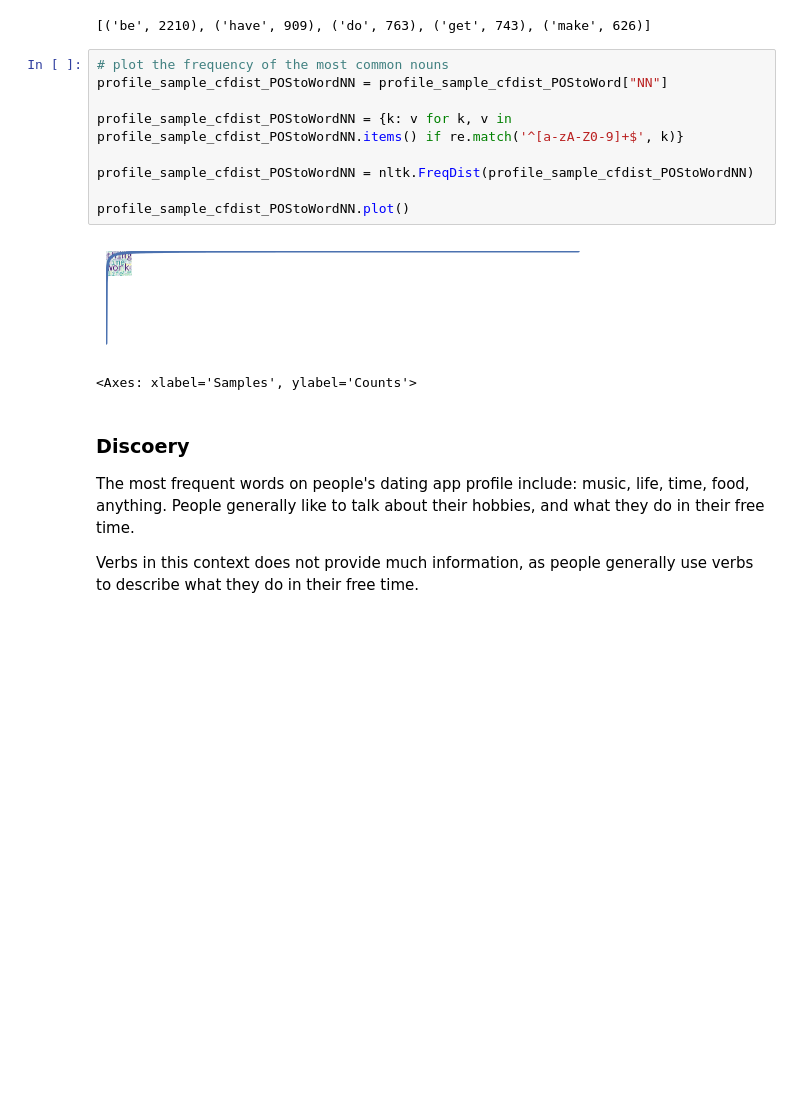
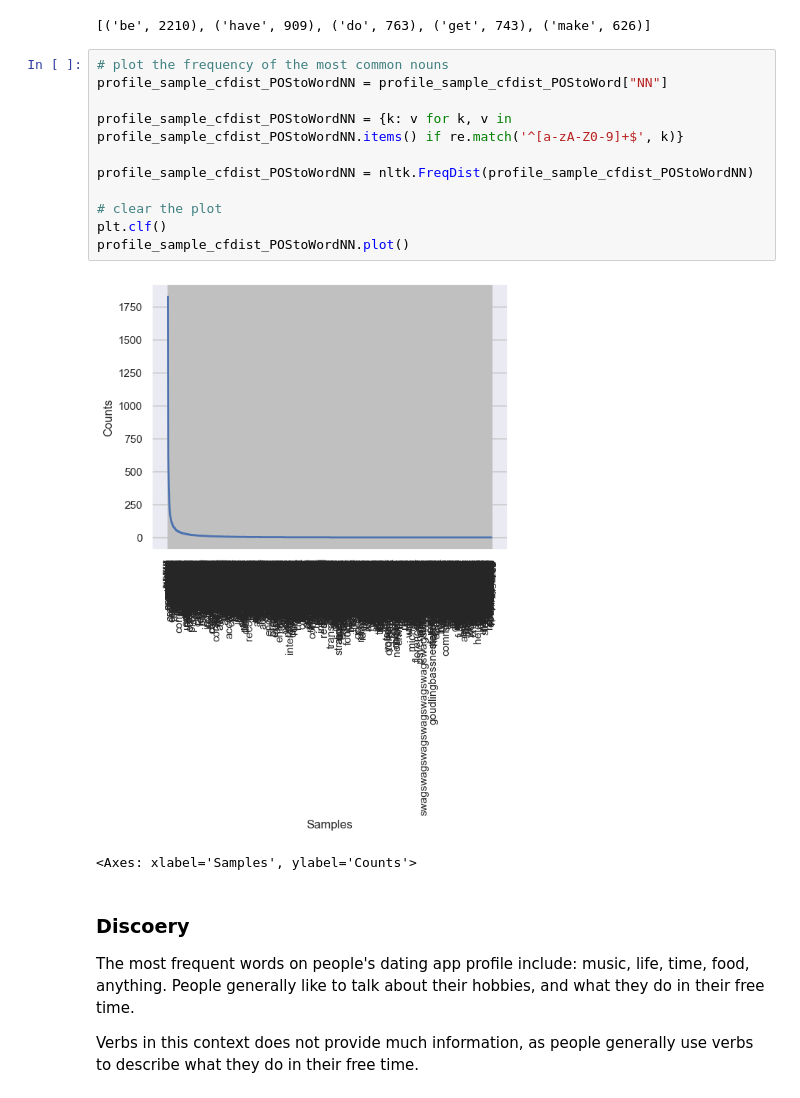
Before and after one commit to h-karyn/ComputationalContentAnalysis, a Jupyter notebook: python_notebooks/hw2/2-Counting Words & Phrases to Trace the Distribution of Meaning.ipynb, the cells around one changed output. Cells and saved outputs as stored; diff of their text form; blank space fills up the shorter version.

```diff
--- a/python_notebooks/hw2/2-Counting Words & Phrases to Trace the Distribution of Meaning.ipynb
+++ b/python_notebooks/hw2/2-Counting Words & Phrases to Trace the Distribution of Meaning.ipynb
@@ -1047,14 +1050,16 @@ profile_sample_cfdist_POStoWord["VB"].most_common(5)
 # %%
 # plot the frequency of the most common nouns
 profile_sample_cfdist_POStoWordNN = profile_sample_cfdist_POStoWord["NN"]
 
 profile_sample_cfdist_POStoWordNN = {k: v for k, v in profile_sample_cfdist_POStoWordNN.items() if re.match('^[a-zA-Z0-9]+$', k)}
 
 profile_sample_cfdist_POStoWordNN = nltk.FreqDist(profile_sample_cfdist_POStoWordNN)
 
+# clear the plot
+plt.clf()
 profile_sample_cfdist_POStoWordNN.plot()
 # %% [output]
-[figure, old version]
+[figure, new version]
 <Axes: xlabel='Samples', ylabel='Counts'>
 # %% [markdown]
 ### Discoery
```
Also changed, not shown: parts of 25 cells of this notebook.
